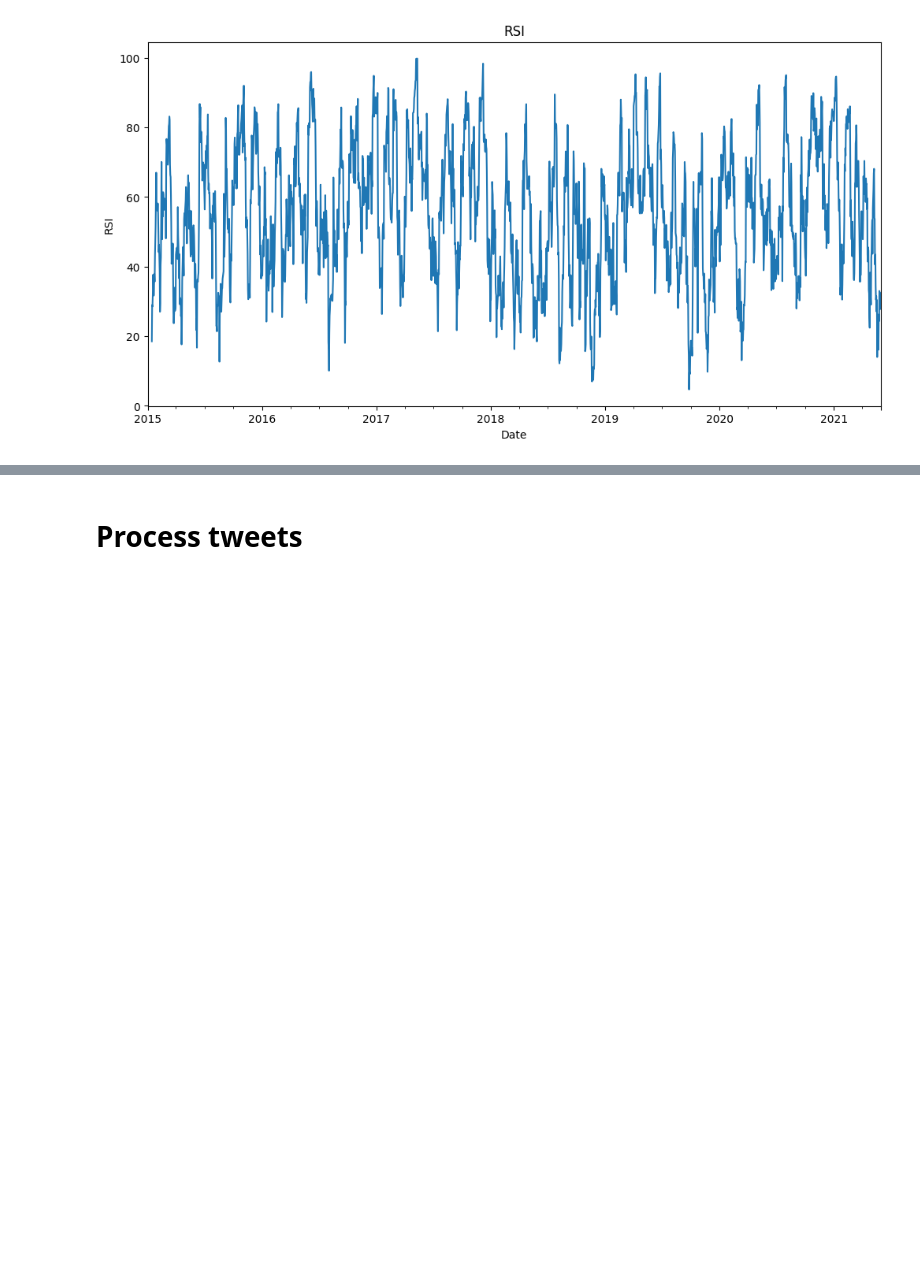
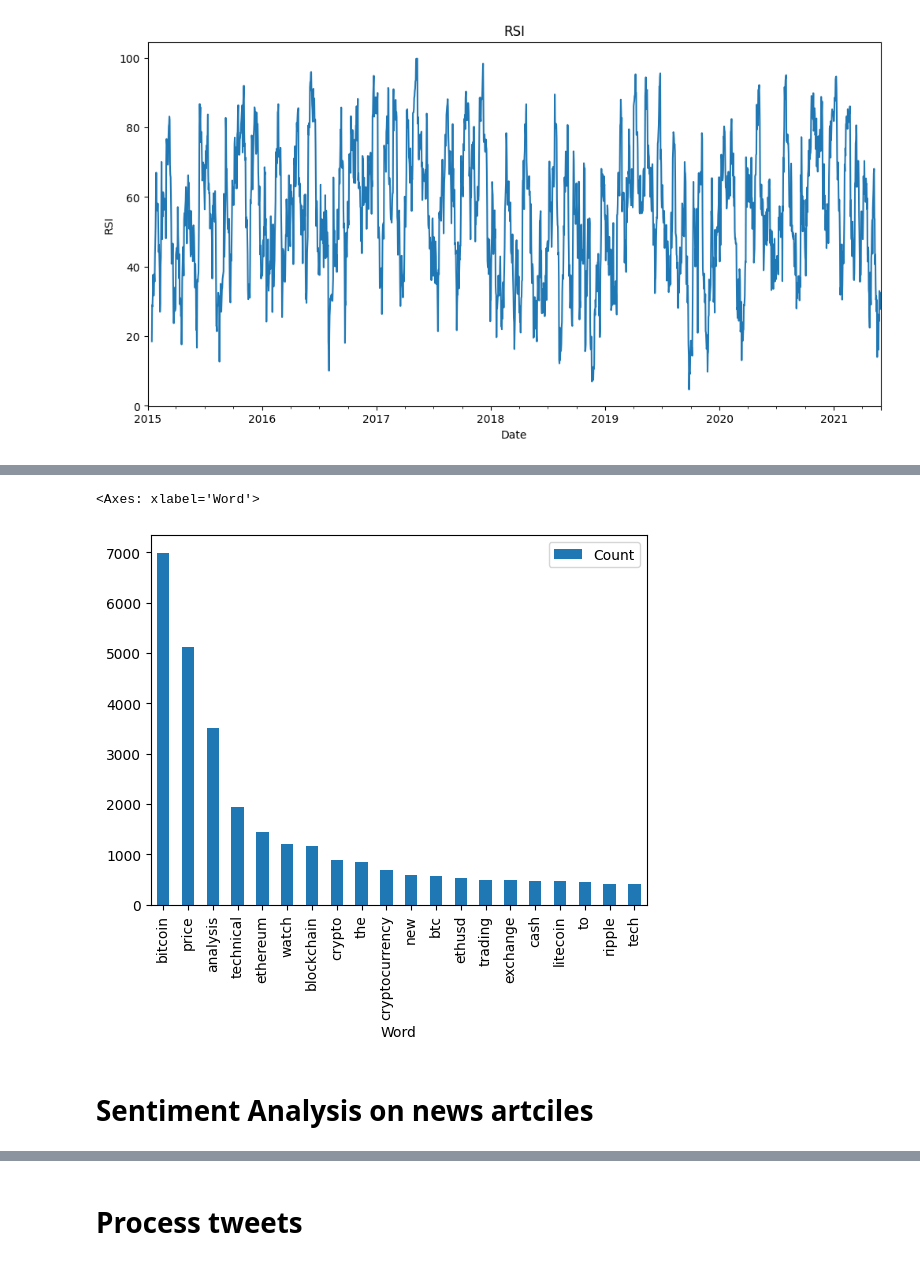
Before and after one commit to kaysho/MSc-Thesis, a Jupyter notebook: Multi_Modal_Model.ipynb, the cells around one changed output, grey strips where cells are left out. Drawn from its saved outputs; the diff is of its cells as text; code cells hidden in the pictures; blank space fills up the shorter version.

```diff
--- a/Multi_Modal_Model.ipynb
+++ b/Multi_Modal_Model.ipynb
@@ -242,0 +386,2 @@ plt.show()
+# %%
+news=news[news['date'].isna()!=True]
@@ -242,0 +445,38 @@ plt.show()
+# %%
+#Remove extra white space left while removing stuff
+def remove_space(text):
+    space_remove = re.sub(r"\s+"," ",text).strip()
+    return space_remove
+def stemming(text):
+    ps = PorterStemmer()
+
+    return" ".join([ps.stem(word) for word in str(text).split()])
+
+def lemmatizing(text):
+    wordnet_lemmatizer = WordNetLemmatizer()
+
+    return" ".join([wordnet_lemmatizer.lemmatize(word) for word in str(text).split()])
+news['title']=news['title'].apply(lambda x:remove_space(x))
+# %%
+from collections import Counter
+comment_words = ''
+stopwords = set(STOPWORDS)
+
+for val in news.title:
+
+    # typecaste each val to string
+    val = str(val)
+
+    # split the value
+    tokens = val.split()
+
+    # Converts each token into lowercase
+    for i in range(len(tokens)):
+        tokens[i] = tokens[i].lower()
+
+    comment_words += " ".join(tokens)+" "
+split_it = comment_words.split()
+Counter = Counter(split_it)
+number=20
+most_occur = Counter.most_common(number)
+most_occur
@@ -242,0 +504,6 @@ plt.show()
+# %%
+dfm = pd.DataFrame(most_occur, columns = ['Word', 'Count'])
+dfm.plot.bar(x='Word',y='Count')
+# %% [output]
+<Axes: xlabel='Word'>
+[figure, added]
@@ -242,0 +512,2 @@ plt.show()
+# %% [markdown]
+# Sentiment Analysis on news artciles
```
Also changed, not shown: parts of 60 cells of this notebook, 1 other file.
